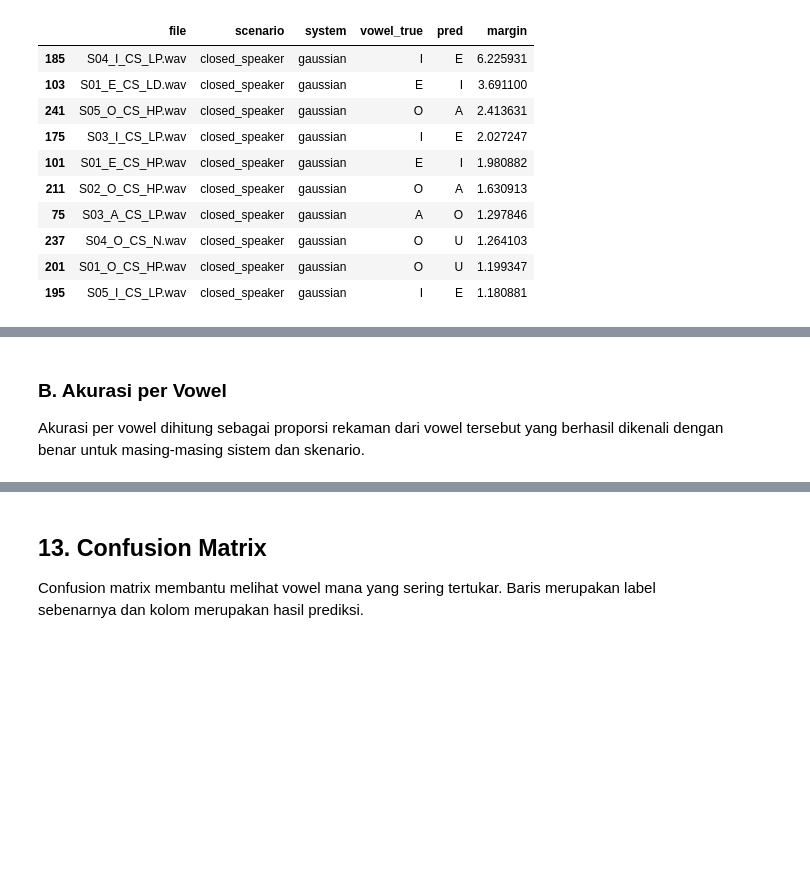
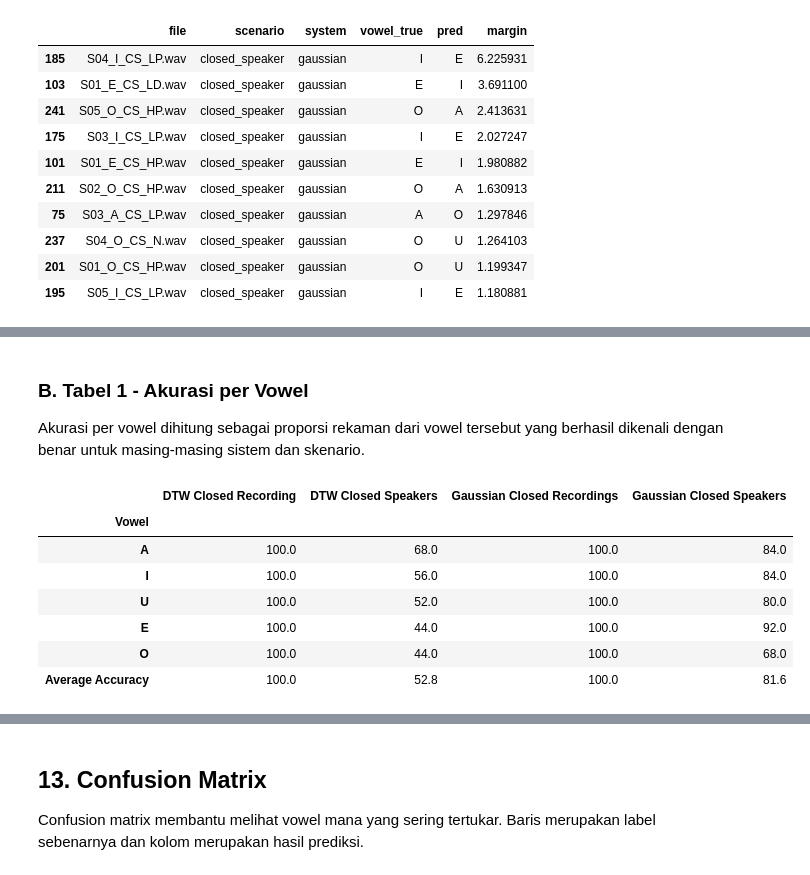
Before and after one commit to naomirisaka/Pengenalan_Vowel_Bahasa_Indonesia, a Jupyter notebook: main.ipynb, the cells around one changed output, grey strips where cells are left out. Saved outputs shown, nothing was run; the diff lists cells and outputs as text; code cells hidden in the pictures; blank space fills up the shorter version.

```diff
--- a/main.ipynb
+++ b/main.ipynb
@@ -493,5 +525,17 @@ Akurasi = jumlah prediksi benar / jumlah seluruh data uji × 100%. Nilai rata-ra
 # %% [markdown]
-### B. Akurasi per Vowel
+### B. Tabel 1 - Akurasi per Vowel
 
 Akurasi per vowel dihitung sebagai proporsi rekaman dari vowel tersebut yang berhasil dikenali dengan benar untuk masing-masing sistem dan skenario.
+# %%
+table1 = accuracy_per_vowel(results)
+display(table1.round(2))
+# %% [output]
+|  | DTW Closed Recording | DTW Closed Speakers | Gaussian Closed Recordings | Gaussian Closed Speakers |
+| Vowel |  |  |  |  |
+| A | 100.0 | 68.0 | 100.0 | 84.0 |
+| I | 100.0 | 56.0 | 100.0 | 84.0 |
+| U | 100.0 | 52.0 | 100.0 | 80.0 |
+| E | 100.0 | 44.0 | 100.0 | 92.0 |
+| O | 100.0 | 44.0 | 100.0 | 68.0 |
+| Average Accuracy | 100.0 | 52.8 | 100.0 | 81.6 |
 # %% [markdown]
```
Also changed, not shown: parts of 18 cells of this notebook.
